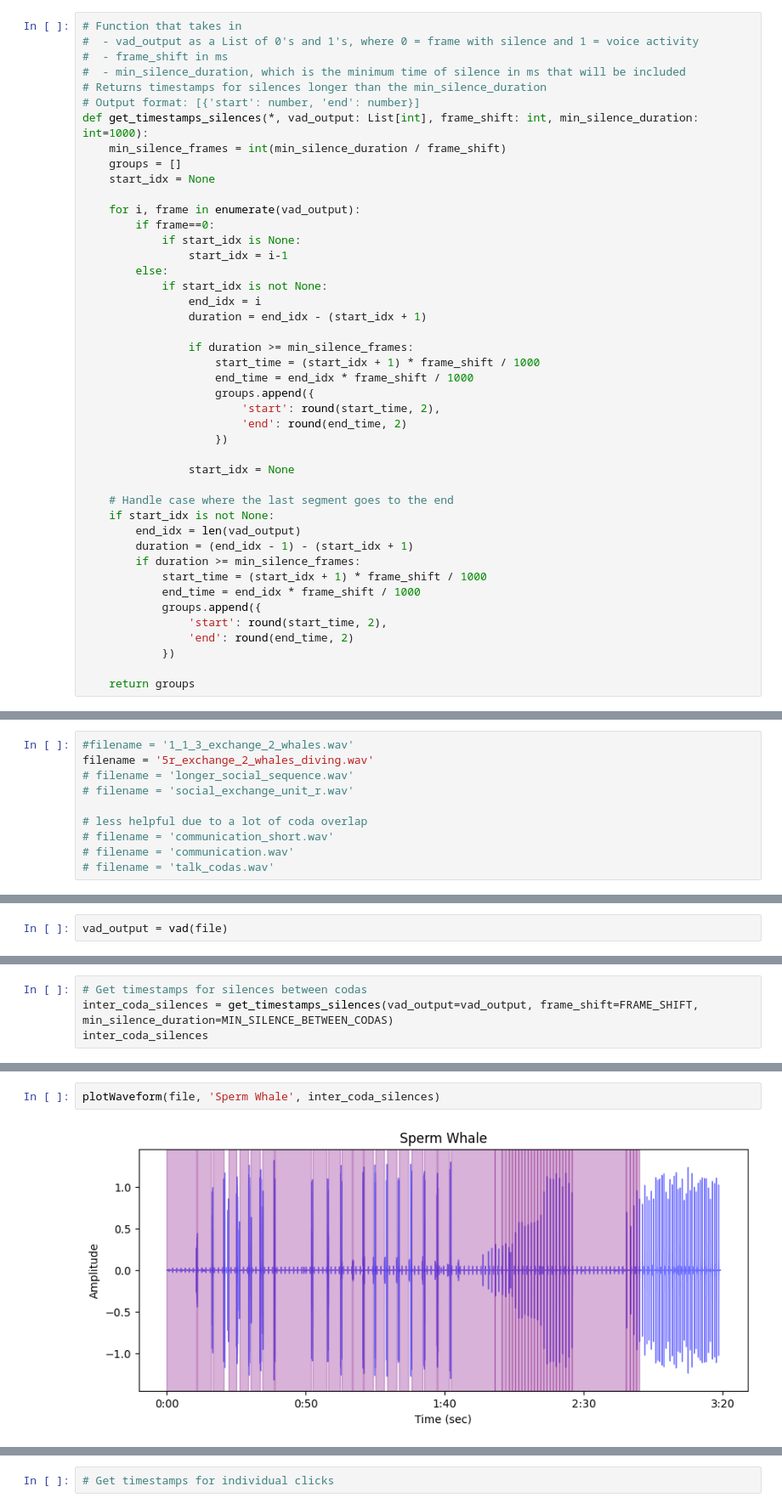
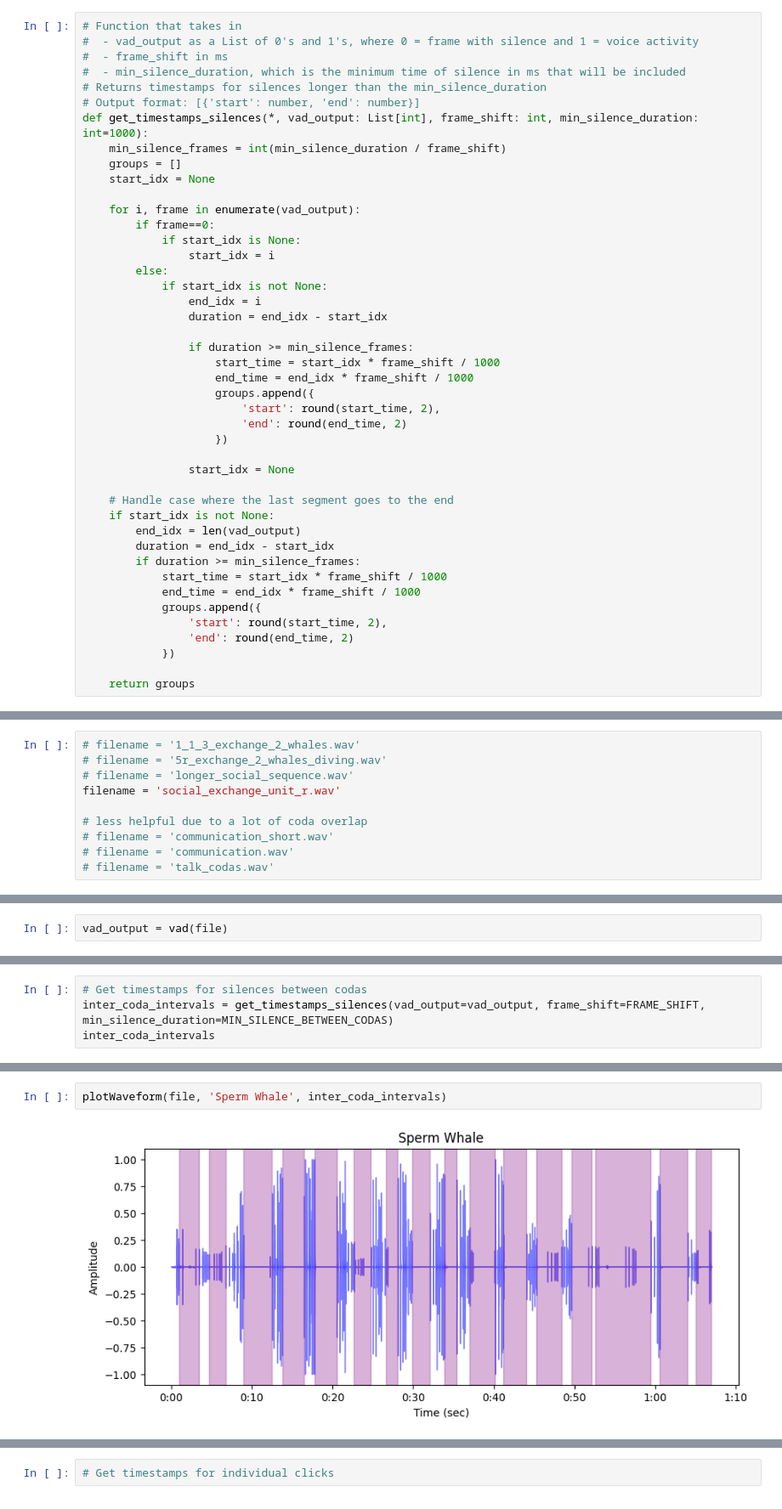
Before and after one commit to KaySRubio/audio-signal-processing, a Jupyter notebook: Analyzing Sperm Whale Codas with VAD.ipynb, the cells around one changed output, grey strips where cells are left out. Shown at 85% size. Drawn from its saved outputs; the diff is of its cells as text.

```diff
--- a/Analyzing Sperm Whale Codas with VAD.ipynb
+++ b/Analyzing Sperm Whale Codas with VAD.ipynb
@@ -124,14 +125,14 @@ def get_timestamps_silences(*, vad_output: List[int], frame_shift: int, min_sile
     for i, frame in enumerate(vad_output):
         if frame==0:
             if start_idx is None:
-                start_idx = i-1
+                start_idx = i
         else:
             if start_idx is not None:
                 end_idx = i
-                duration = end_idx - (start_idx + 1)
+                duration = end_idx - start_idx
 
                 if duration >= min_silence_frames:
-                    start_time = (start_idx + 1) * frame_shift / 1000
+                    start_time = start_idx * frame_shift / 1000
                     end_time = end_idx * frame_shift / 1000
                     groups.append({
                         'start': round(start_time, 2),
@@ -143,9 +144,9 @@ def get_timestamps_silences(*, vad_output: List[int], frame_shift: int, min_sile
     # Handle case where the last segment goes to the end
     if start_idx is not None:
         end_idx = len(vad_output)
-        duration = (end_idx - 1) - (start_idx + 1)
+        duration = end_idx - start_idx
         if duration >= min_silence_frames:
-            start_time = (start_idx + 1) * frame_shift / 1000
+            start_time = start_idx * frame_shift / 1000
             end_time = end_idx * frame_shift / 1000
             groups.append({
                 'start': round(start_time, 2),
@@ -190,10 +191,10 @@ MIN_SILENCE_BETWEEN_CLICKS = 10 # in milliseconds
 # and 1 = frame with voice activity above the energy threshold
 vad = EnergyVAD(frame_length=FRAME_LENGTH, frame_shift=FRAME_SHIFT, sample_rate=sr, energy_threshold=0.5)
 # %%
-#filename = '1_1_3_exchange_2_whales.wav'
-filename = '5r_exchange_2_whales_diving.wav'
+# filename = '1_1_3_exchange_2_whales.wav'
+# filename = '5r_exchange_2_whales_diving.wav'
 # filename = 'longer_social_sequence.wav'
-# filename = 'social_exchange_unit_r.wav'
+filename = 'social_exchange_unit_r.wav'
 
 # less helpful due to a lot of coda overlap
 # filename = 'communication_short.wav'
@@ -241,5 +241,5 @@ plotWaveform(file, 'Sperm Whale', codas)
 # %%
 # Get timestamps for silences between codas
-inter_coda_silences = get_timestamps_silences(vad_output=vad_output, frame_shift=FRAME_SHIFT, min_silence_duration=MIN_SILENCE_BETWEEN_CODAS)
-inter_coda_silences
+inter_coda_intervals = get_timestamps_silences(vad_output=vad_output, frame_shift=FRAME_SHIFT, min_silence_duration=MIN_SILENCE_BETWEEN_CODAS)
+inter_coda_intervals
 # %% [output]
@@ -263,4 +262,4 @@ inter_coda_silences
 # %%
-plotWaveform(file, 'Sperm Whale', inter_coda_silences)
+plotWaveform(file, 'Sperm Whale', inter_coda_intervals)
 # %% [output]
-[figure, old version]
+[figure, new version]
```
Also changed, not shown: parts of 20 cells of this notebook.
